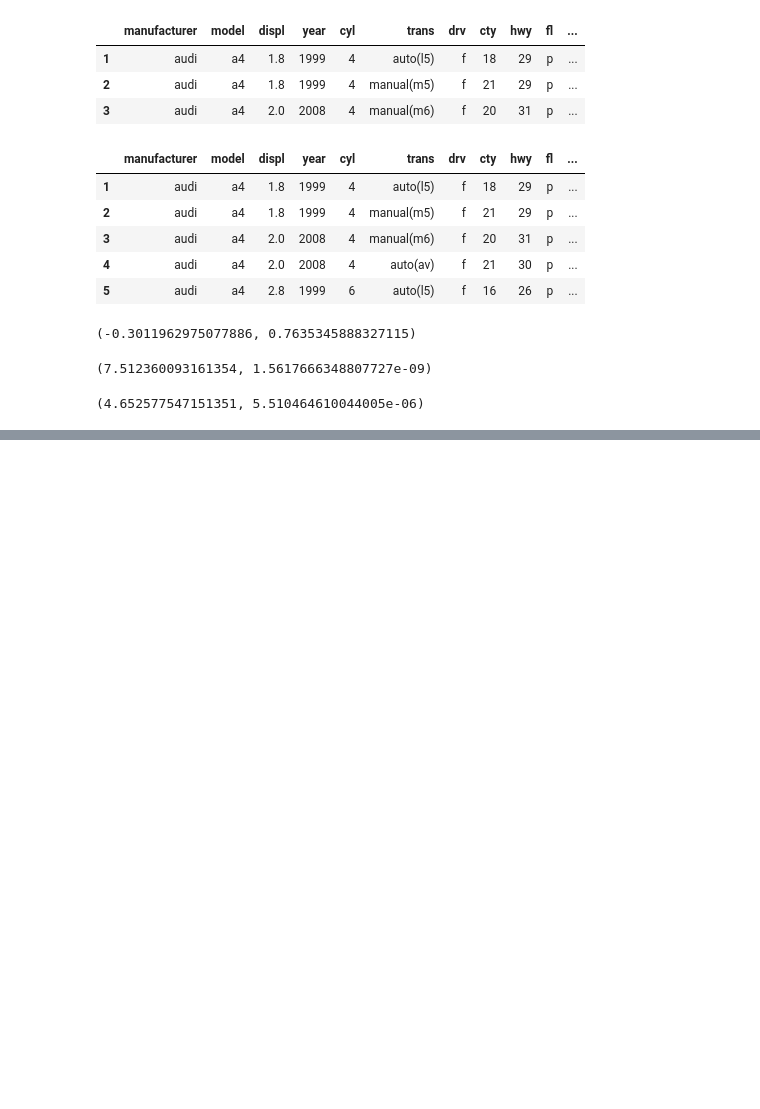
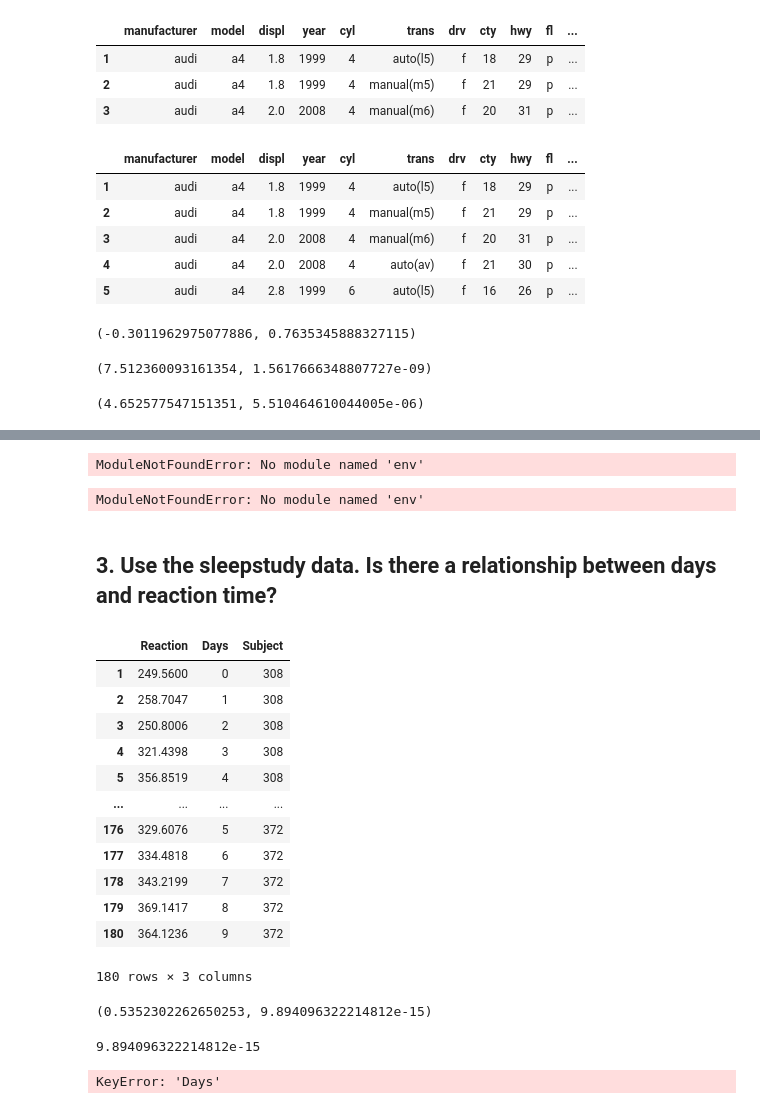
Before and after one commit to segovialori/statistics-exercises, a Jupyter notebook: hypothesis_testing.ipynb, the cells around one changed output, grey strips where cells are left out. Saved outputs shown, nothing was run; the diff lists cells and outputs as text; code cells hidden in the pictures; blank space fills up the shorter version.

```diff
--- a/hypothesis_testing.ipynb
+++ b/hypothesis_testing.ipynb
@@ -453,0 +565,47 @@ t, p
+# %%
+employee_join = pd.read_sql('SELECT * FROM employees JOIN salaries ON (employees.emp_no = salaries.emp_no)', get_db_url('employees'))
+salaries['hire_date']= pd.to_datetime(salaries['hire_date'])
+employee_join["time_here"] = (date.today() - employee_join['hire_date']).dt.days
+# %% [output]
+ModuleNotFoundError: No module named 'env'
+# %%
+
+from env import host, password, user
+def get_db_url(db, user=user, host=host, password=password):
+    return f'mysql+pymysql://{user}:{password}@{host}/{db}'
+# %% [output]
+ModuleNotFoundError: No module named 'env'
+# %% [markdown]
+## 3.  Use the sleepstudy data. Is there a relationship between days and reaction time?
+# %%
+#mpg = data('mpg')
+df = data('sleepstudy')
+df
+# %% [output]
+|  | Reaction | Days | Subject |
+| 1 | 249.5600 | 0 | 308 |
+| 2 | 258.7047 | 1 | 308 |
+| 3 | 250.8006 | 2 | 308 |
+| 4 | 321.4398 | 3 | 308 |
+| 5 | 356.8519 | 4 | 308 |
+| ... | ... | ... | ... |
+| 176 | 329.6076 | 5 | 372 |
+| 177 | 334.4818 | 6 | 372 |
+| 178 | 343.2199 | 7 | 372 |
+| 179 | 369.1417 | 8 | 372 |
+| 180 | 364.1236 | 9 | 372 |
+180 rows × 3 columns
+# %%
+#the correlation is 0.5, so there is not a significant relationship between days and reation time
+corr, p = stats.pearsonr(df.Days, df.Reaction)
+corr, p
+# %% [output]
+(0.5352302262650253, 9.894096322214812e-15)
+# %%
+print(p)
+# %% [output]
+9.894096322214812e-15
+# %%
+plt.scatter(df['Days'], df['Reaction'])
+# %% [output]
+KeyError: 'Days'
```
Also changed, not shown: parts of 16 cells of this notebook.
